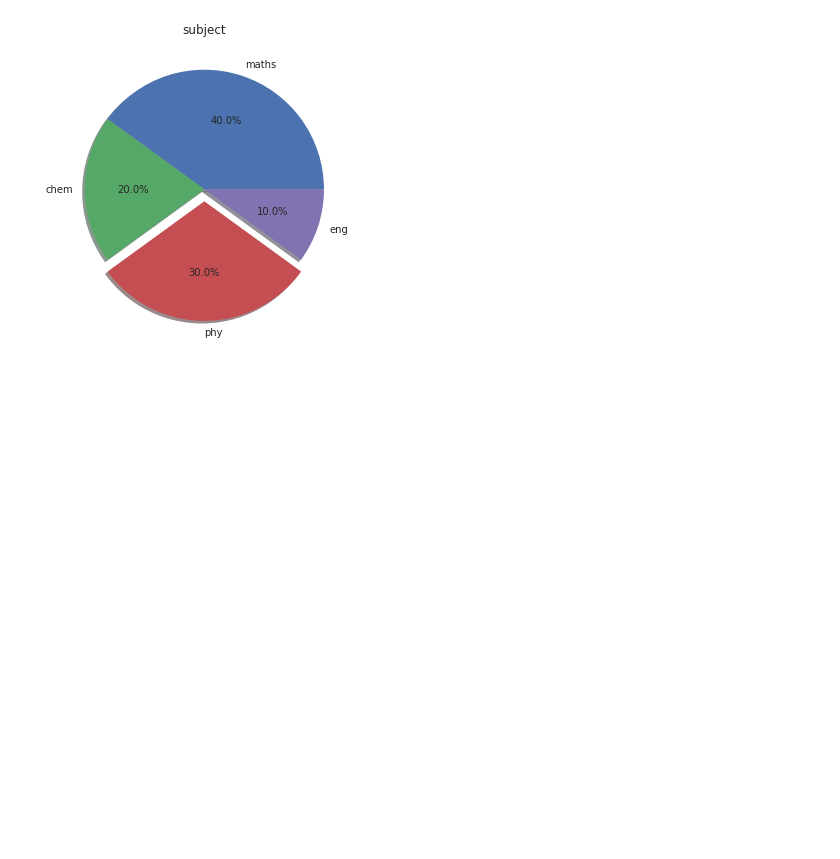
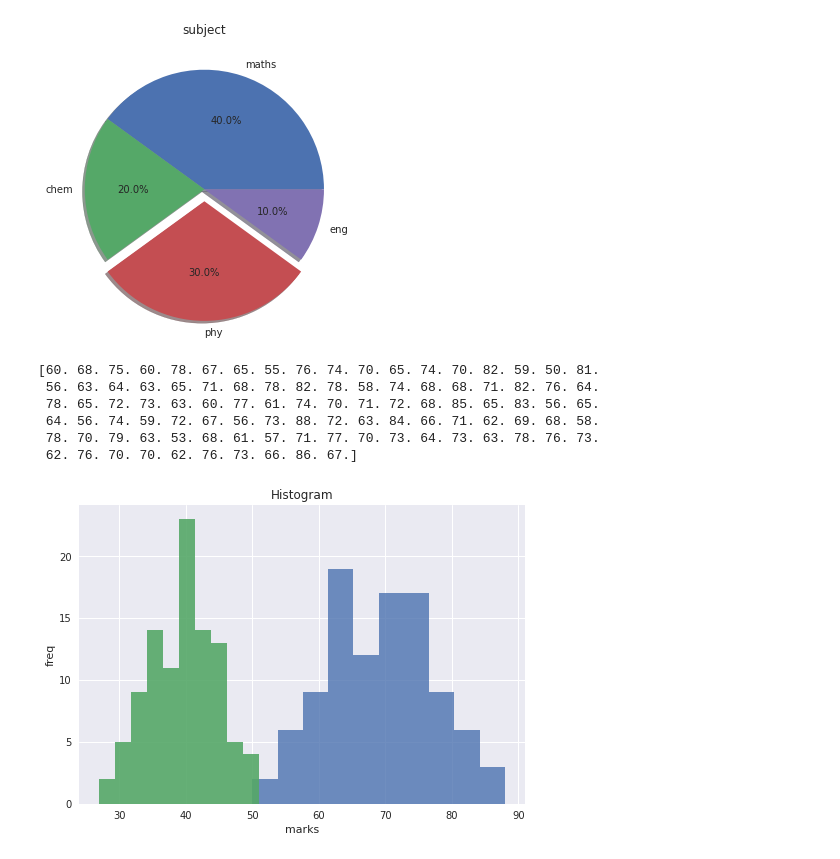
Before and after one commit to mohinesh9999/Kaggle, a Jupyter notebook: data-visualization.ipynb, the cells around one changed output. Cells and saved outputs as stored; diff of their text form; code cells hidden in the pictures; blank space fills up the shorter version.

Commit message:
Kaggle Notebook | Data Visualization | Version 4

```diff
--- a/data-visualization.ipynb
+++ b/data-visualization.ipynb
@@ -120,3 +120,35 @@ plt.show()
 [figure]
 # %%
 plt.pie?
+# %%
+#histogram
+# normal distribution:probability distribution mean,variance
+# models many real life cases
+
+#standard normal distribution mean=0(u) and std=1(sigma)
+
+# xsn=(x-u/sigma)
+#x=xsn*sigma+u
+
+
+xsn=np.random.randn(100)
+#print(xsn)
+sigma=8
+u=70
+x=np.round(xsn*sigma+u)
+print(x)
+plt.hist(x,alpha=0.8)
+plt.ylabel("freq")
+plt.xlabel("marks")
+x2=np.round(xsn*5+40)
+plt.hist(x2,alpha=0.9)
+plt.title("Histogram")
+plt.show()
+# %% [output]
+[60. 68. 75. 60. 78. 67. 65. 55. 76. 74. 70. 65. 74. 70. 82. 59. 50. 81.
+ 56. 63. 64. 63. 65. 71. 68. 78. 82. 78. 58. 74. 68. 68. 71. 82. 76. 64.
+ 78. 65. 72. 73. 63. 60. 77. 61. 74. 70. 71. 72. 68. 85. 65. 83. 56. 65.
+ 64. 56. 74. 59. 72. 67. 56. 73. 88. 72. 63. 84. 66. 71. 62. 69. 68. 58.
+ 78. 70. 79. 63. 53. 68. 61. 57. 71. 77. 70. 73. 64. 73. 63. 78. 76. 73.
+ 62. 76. 70. 70. 62. 76. 73. 66. 86. 67.]
+[figure, added]
```
Also changed, not shown: parts of 1 cell of this notebook.
